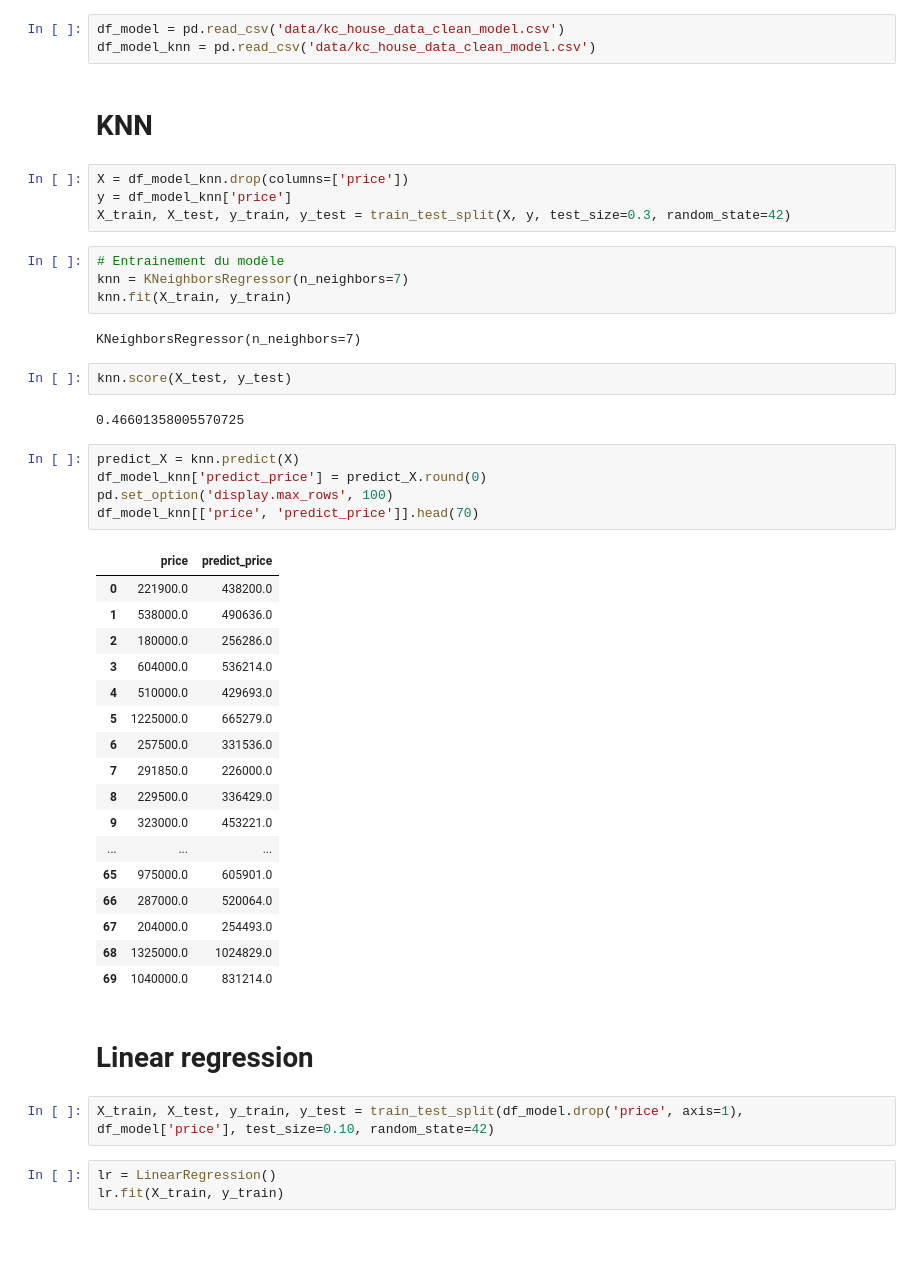
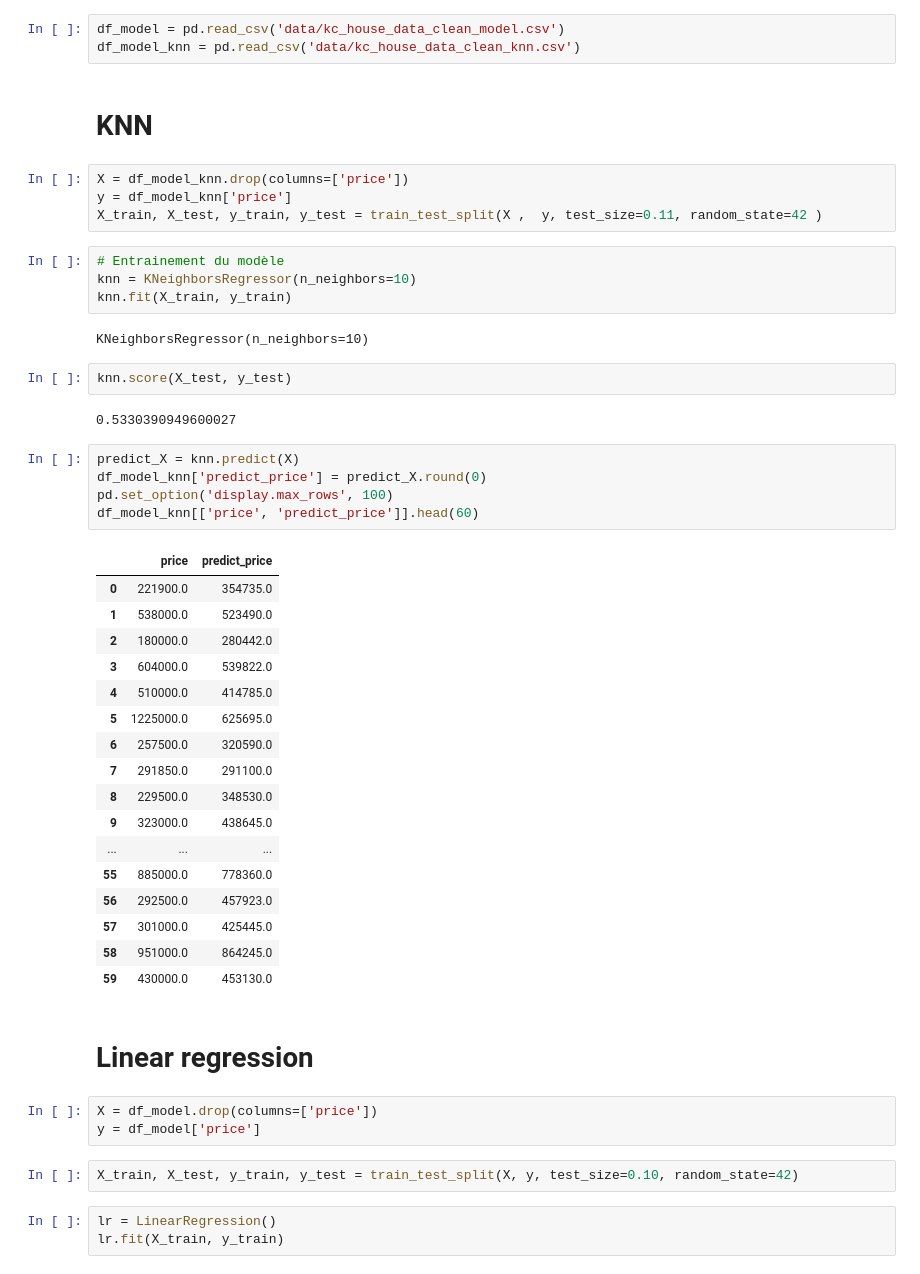
Before and after one commit to DonzerHD/Prediction_prix_maison_application, a Jupyter notebook: notebooks/data_modelisation.ipynb, the cells around one changed output. Cells and saved outputs as stored; diff of their text form; blank space fills up the shorter version.

```diff
--- a/notebooks/data_modelisation.ipynb
+++ b/notebooks/data_modelisation.ipynb
@@ -9,50 +9,53 @@ from sklearn.linear_model import LinearRegression
 from sklearn.metrics import r2_score
 # %%
 df_model = pd.read_csv('data/kc_house_data_clean_model.csv')
-df_model_knn = pd.read_csv('data/kc_house_data_clean_model.csv')
+df_model_knn = pd.read_csv('data/kc_house_data_clean_knn.csv')
 # %% [markdown]
 # KNN
 # %%
 X = df_model_knn.drop(columns=['price'])
 y = df_model_knn['price']
-X_train, X_test, y_train, y_test = train_test_split(X, y, test_size=0.3, random_state=42)
+X_train, X_test, y_train, y_test = train_test_split(X ,  y, test_size=0.11, random_state=42 )
 # %%
 # Entrainement du modèle
-knn = KNeighborsRegressor(n_neighbors=7)
+knn = KNeighborsRegressor(n_neighbors=10)
 knn.fit(X_train, y_train)
 # %% [output]
-KNeighborsRegressor(n_neighbors=7)
+KNeighborsRegressor(n_neighbors=10)
 # %%
 knn.score(X_test, y_test)
 # %% [output]
-0.46601358005570725
+0.5330390949600027
 # %%
 predict_X = knn.predict(X)
 df_model_knn['predict_price'] = predict_X.round(0)
 pd.set_option('display.max_rows', 100)
-df_model_knn[['price', 'predict_price']].head(70)
+df_model_knn[['price', 'predict_price']].head(60)
 # %% [output]
 |  | price | predict_price |
-| 0 | 221900.0 | 438200.0 |
-| 1 | 538000.0 | 490636.0 |
-| 2 | 180000.0 | 256286.0 |
-| 3 | 604000.0 | 536214.0 |
-| 4 | 510000.0 | 429693.0 |
-| 5 | 1225000.0 | 665279.0 |
-| 6 | 257500.0 | 331536.0 |
-| 7 | 291850.0 | 226000.0 |
-| 8 | 229500.0 | 336429.0 |
-| 9 | 323000.0 | 453221.0 |
+| 0 | 221900.0 | 354735.0 |
+| 1 | 538000.0 | 523490.0 |
+| 2 | 180000.0 | 280442.0 |
+| 3 | 604000.0 | 539822.0 |
+| 4 | 510000.0 | 414785.0 |
+| 5 | 1225000.0 | 625695.0 |
+| 6 | 257500.0 | 320590.0 |
+| 7 | 291850.0 | 291100.0 |
+| 8 | 229500.0 | 348530.0 |
+| 9 | 323000.0 | 438645.0 |
 | ... | ... | ... |
-| 65 | 975000.0 | 605901.0 |
-| 66 | 287000.0 | 520064.0 |
-| 67 | 204000.0 | 254493.0 |
-| 68 | 1325000.0 | 1024829.0 |
-| 69 | 1040000.0 | 831214.0 |
+| 55 | 885000.0 | 778360.0 |
+| 56 | 292500.0 | 457923.0 |
+| 57 | 301000.0 | 425445.0 |
+| 58 | 951000.0 | 864245.0 |
+| 59 | 430000.0 | 453130.0 |
 # %% [markdown]
 # Linear regression
+# %%
+X = df_model.drop(columns=['price'])
+y = df_model['price']
 # %%
-X_train, X_test, y_train, y_test = train_test_split(df_model.drop('price', axis=1), df_model['price'], test_size=0.10, random_state=42)
+X_train, X_test, y_train, y_test = train_test_split(X, y, test_size=0.10, random_state=42)
 # %%
 lr = LinearRegression()
 lr.fit(X_train, y_train)
```
Also changed, not shown: parts of 1 cell of this notebook, 5 other files.
